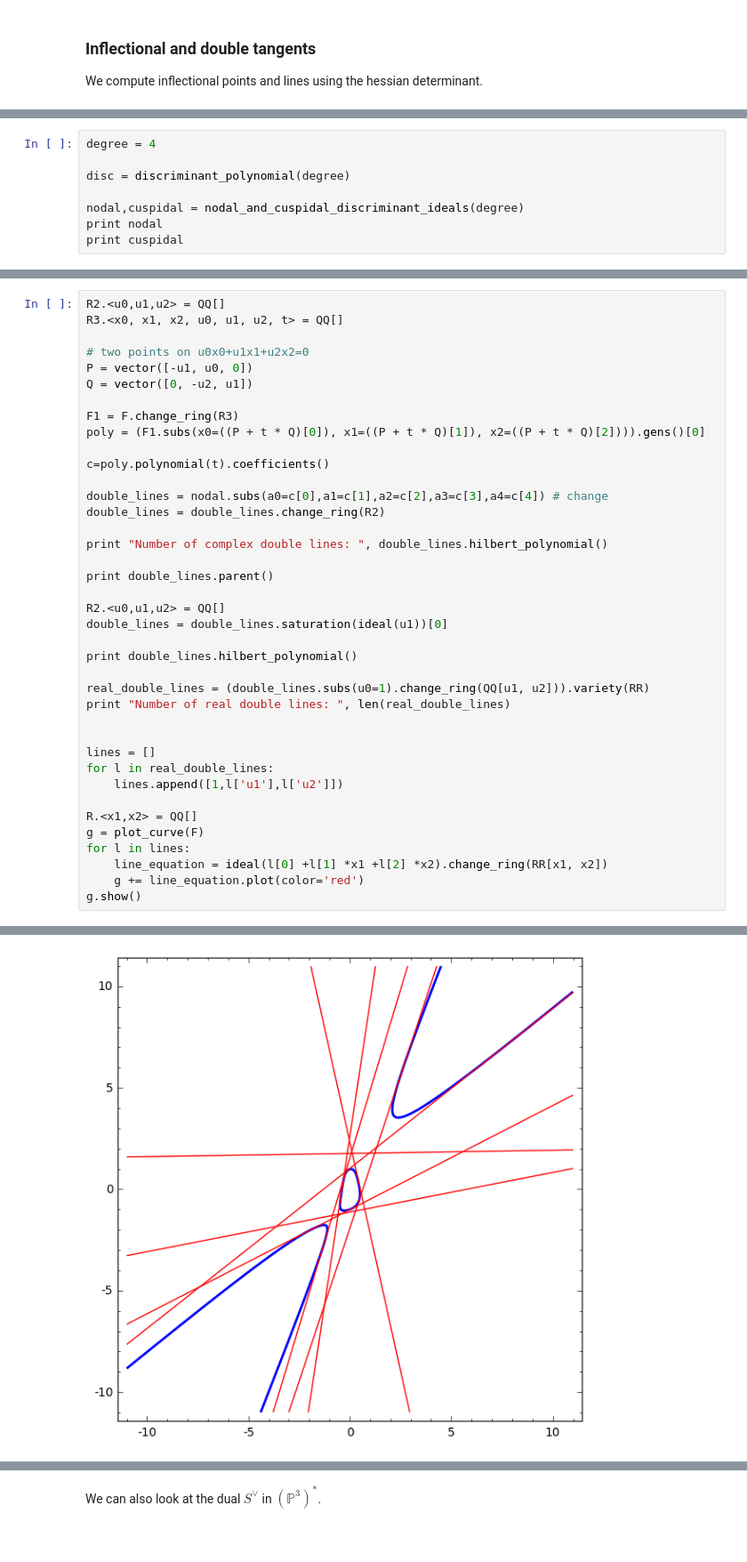
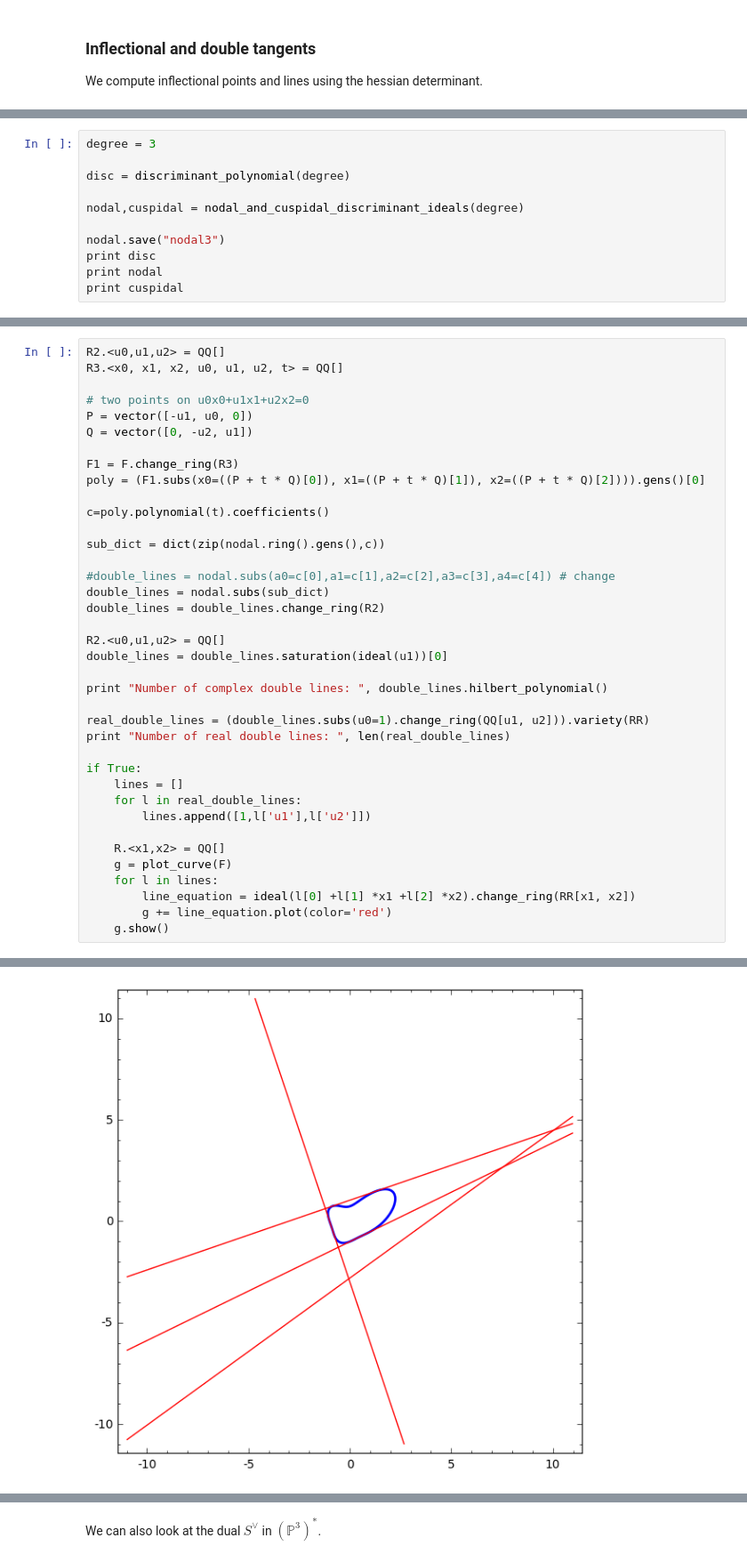
Before and after one commit to mtrager/changing-views, a Jupyter notebook: Changing Views of Curves and Surfaces.ipynb, the cells around one changed output, grey strips where cells are left out. Shown at 89% size. Drawn from its saved outputs; the diff is of its cells as text.

```diff
--- a/Changing Views of Curves and Surfaces.ipynb
+++ b/Changing Views of Curves and Surfaces.ipynb
@@ -47,9 +118,12 @@ Number of real flexes:  2
 # %%
-degree = 4
+degree = 3
 
 disc = discriminant_polynomial(degree)
 
 nodal,cuspidal = nodal_and_cuspidal_discriminant_ideals(degree)
+
+nodal.save("nodal3")
+print disc
 print nodal
 print cuspidal
 # %% [output]
@@ -70,30 +145,29 @@ poly = (F1.subs(x0=((P + t * Q)[0]), x1=((P + t * Q)[1]), x2=((P + t * Q)[2]))).
 
 c=poly.polynomial(t).coefficients()
 
-double_lines = nodal.subs(a0=c[0],a1=c[1],a2=c[2],a3=c[3],a4=c[4]) # change
+sub_dict = dict(zip(nodal.ring().gens(),c))
+
+#double_lines = nodal.subs(a0=c[0],a1=c[1],a2=c[2],a3=c[3],a4=c[4]) # change
+double_lines = nodal.subs(sub_dict)
 double_lines = double_lines.change_ring(R2)
-
-print "Number of complex double lines: ", double_lines.hilbert_polynomial()
-
-print double_lines.parent()
 
 R2.<u0,u1,u2> = QQ[]
 double_lines = double_lines.saturation(ideal(u1))[0]
 
-print double_lines.hilbert_polynomial()
+print "Number of complex double lines: ", double_lines.hilbert_polynomial()
 
 real_double_lines = (double_lines.subs(u0=1).change_ring(QQ[u1, u2])).variety(RR)
 print "Number of real double lines: ", len(real_double_lines)
 
+if True:
+    lines = []
+    for l in real_double_lines:
+        lines.append([1,l['u1'],l['u2']])
 
-lines = []
-for l in real_double_lines:
-    lines.append([1,l['u1'],l['u2']])
-
-R.<x1,x2> = QQ[]
-g = plot_curve(F)
-for l in lines:
-    line_equation = ideal(l[0] +l[1] *x1 +l[2] *x2).change_ring(RR[x1, x2])
-    g += line_equation.plot(color='red')
-g.show()
+    R.<x1,x2> = QQ[]
+    g = plot_curve(F)
+    for l in lines:
+        line_equation = ideal(l[0] +l[1] *x1 +l[2] *x2).change_ring(RR[x1, x2])
+        g += line_equation.plot(color='red')
+    g.show()
 # %% [output]
@@ -104 +176 @@ Number of real double lines:  8
-[figure, old version]
+[figure, new version]
```
Also changed, not shown: parts of 30 cells of this notebook, 24 other files.
